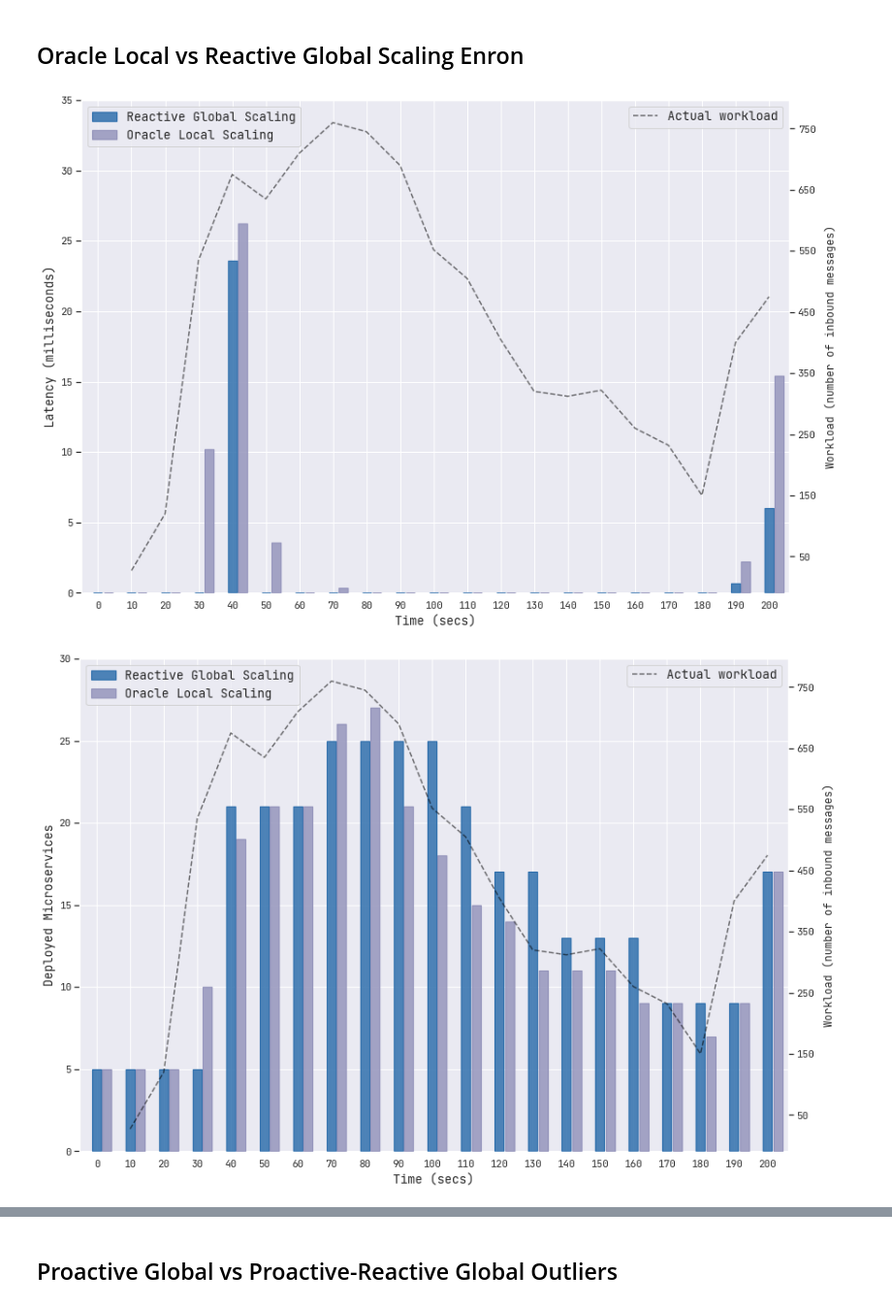
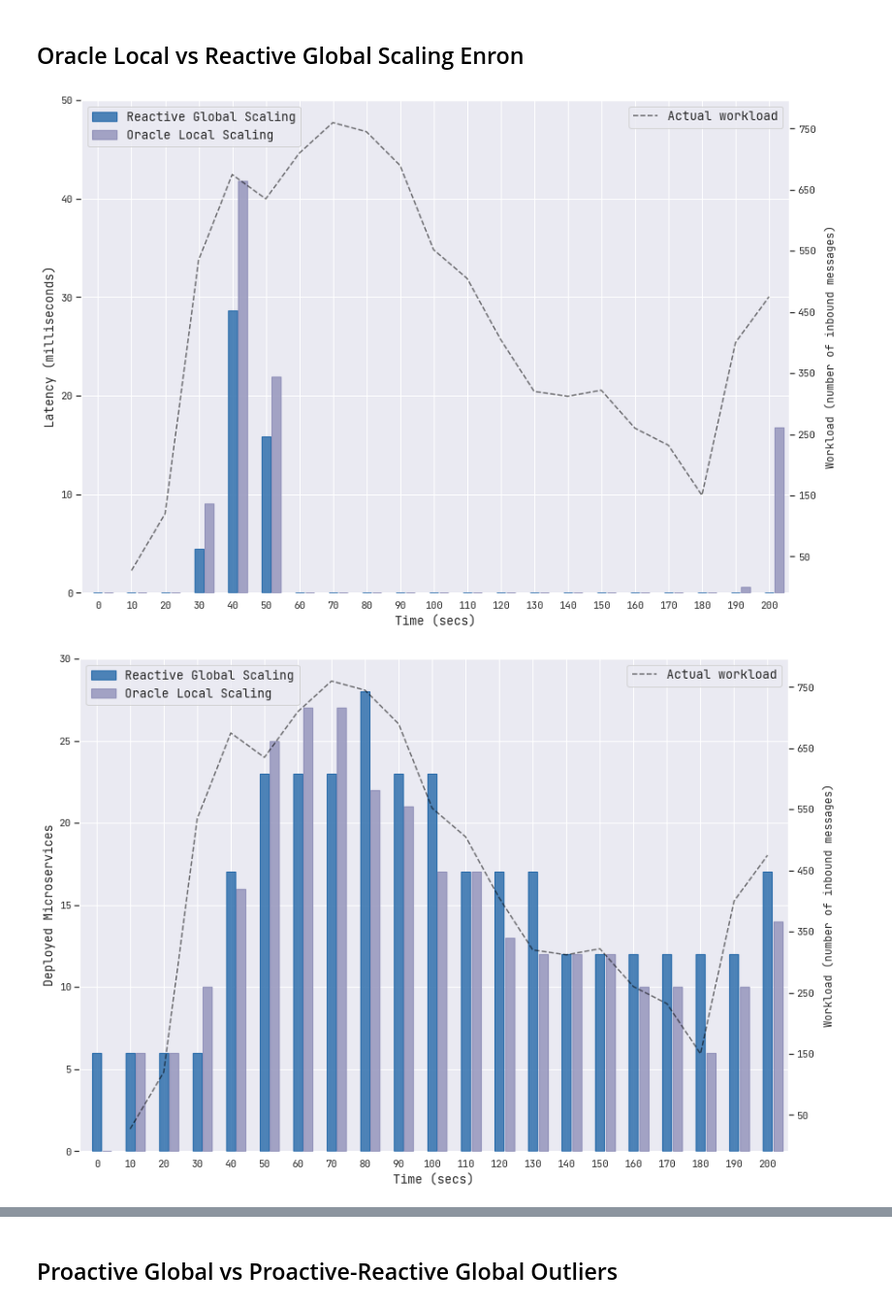
Before and after one commit to LBacchiani/TeaStore-GlobalScaling, a Jupyter notebook: main.ipynb, the cells around one changed output, grey strips where cells are left out. Shown at 97% size. Saved outputs shown, nothing was run; the diff lists cells and outputs as text; code cells hidden in the pictures.

```diff
--- a/main.ipynb
+++ b/main.ipynb
@@ -45,7 +45,7 @@ label_others = "Urgaonkar et al."
 # %% [markdown]
 ## Reactive Local vs Reactive Global Enron
 # %%
-data_folder = 'data/'
+data_folder = 'newData/'
 data_files = ['reactive_local.txt', 'reactive_global.txt']
 
 target_cols = ['Latency (ms)', 'Deployed instances', 'Message Loss']
@@ -90,7 +90,7 @@ for target_col, target_label, save_label, step in zip(target_cols, target_labels
     width = 2.7
 
     if save_label == 'latency':
-        up = 100
+        up = 200
         down = -.5
     elif save_label == 'deployed_instaces':
         up = 30
@@ -157,7 +157,7 @@ for target_col, target_label, save_label, step in zip(target_cols, target_labels
 # %% [markdown]
 ## Oracle Local vs Reactive Global Scaling Enron
 # %%
-data_folder = 'data/'
+data_folder = 'newData/'
 data_files = ['oracle_local.txt', 'reactive_global.txt']
 
 target_cols = ['Latency (ms)', 'Deployed instances', 'Message Loss']
@@ -202,13 +202,13 @@ for target_col, target_label, save_label, step in zip(target_cols, target_labels
     width = 2.7
 
     if save_label == 'latency':
-        up = 35
+        up = 50
         down = -.01
     elif save_label == 'deployed_instaces':
         up = 30
         down = -.01
     else:
-        up = 3500
+        up = 8000
         down = -1
 
 
@@ -236,32 +236,32 @@ for target_col, target_label, save_label, step in zip(target_cols, target_labels
         width=width,
     )
 
 
     # define background plot
     arrived_msgs = ax_background.plot(x[1:], y_msgs[1:], linestyle='dashed', label='Actual workload', color='black', zorder=1000, alpha=.55)
 
     # set axis limits
     ax.set_yscale('linear')
     ax.set_xlim(-5, 206)
     ax.set_ylim(down, up)
 
     # set ticks and labels
     ax.set_ylabel(target_label, fontsize=13.5)
     ax.set_xlabel('Time (secs)', fontsize=13.5)
     ax.set_xticks(range(0, 210, 10))
     #ax.set_xticklabels(['10', '11', '12', '13', '14', '15', '16', '17', '18', '19', '20', '21', '22', '23', '00', '01', '02', '03', '04', '05', '06'])
 
     # background ticks and labels
     ax_background.set_yticks(range(50, 800, 100))
     ax_background.grid(False)
     ax_background.yaxis.set_label_coords(1.05, 0.5)
     ax_background.set_ylabel('Workload (number of inbound messages)')
 
     # legend settings
     ax.legend(loc='upper left', ncol=1, frameon=True, fontsize=13.5)
     ax_background.legend(loc='upper right', ncol=1, frameon=True, fontsize=13.5)
 
     fig.savefig(f'images/{save_label}_oracleReactiveL_vs_reactiveG.pdf', dpi=300, format='pdf', bbox_inches='tight')
 # %% [output]
-[figure, old version]
+[figure, new version]
-[figure, old version]
+[figure, new version]
```
Also changed, not shown: parts of 4 cells of this notebook, 21 other files.
